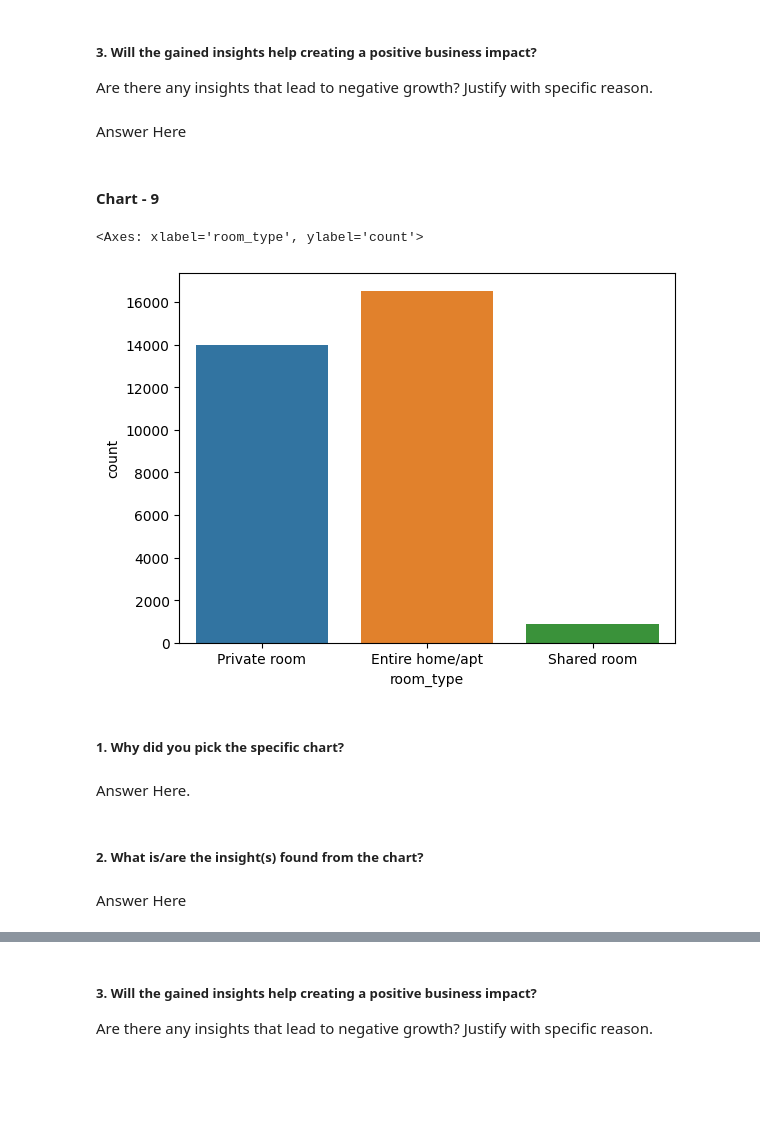
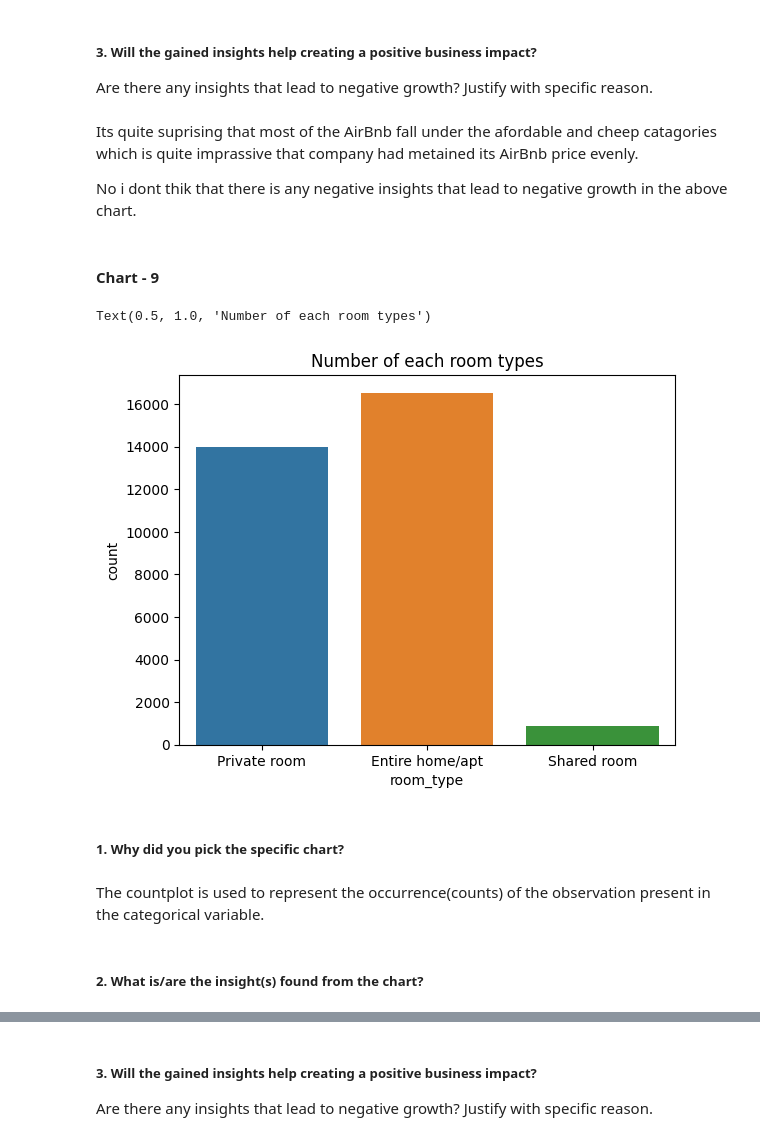
Before and after one commit to Dheerajraghava/Dheerajraghav_Airbnb_Bookings_Analysis_Capstone_Project, a Jupyter notebook: Copy_of_Sample_EDA_Submission_Template.ipynb, the cells around one changed output, grey strips where cells are left out. Cells and saved outputs as stored; diff of their text form; code cells hidden in the pictures; blank space fills up the shorter version.

```diff
--- a/Copy_of_Sample_EDA_Submission_Template.ipynb
+++ b/Copy_of_Sample_EDA_Submission_Template.ipynb
@@ -986,22 +991,22 @@ Answer Here
 # %% [markdown]
 ##### 3. Will the gained insights help creating a positive business impact?
 Are there any insights that lead to negative growth? Justify with specific reason.
-# %% [markdown]
-Answer Here
+# %% [markdown]
+Its quite suprising that most of the AirBnb fall under the afordable and cheep catagories which is quite imprassive that company had metained its AirBnb price evenly.
+
+No i dont thik that there is any negative insights that lead to negative growth in the above chart.
 # %% [markdown]
 #### Chart - 9
 # %%
 # Chart - 9 visualization code
-
-sns.countplot(x='room_type',data=data1)
+d6=sns.countplot(x='room_type',data=data1)
+d6.set_title('Number of each room types')
 # %% [output]
-<Axes: xlabel='room_type', ylabel='count'>
+Text(0.5, 1.0, 'Number of each room types')
-[figure, old version]
+[figure, new version]
 # %% [markdown]
 ##### 1. Why did you pick the specific chart?
-# %% [markdown]
-Answer Here.
+# %% [markdown]
+The countplot is used to represent the occurrence(counts) of the observation present in the categorical variable.
 # %% [markdown]
 ##### 2. What is/are the insight(s) found from the chart?
-# %% [markdown]
-Answer Here
```
Also changed, not shown: parts of 85 cells of this notebook.
